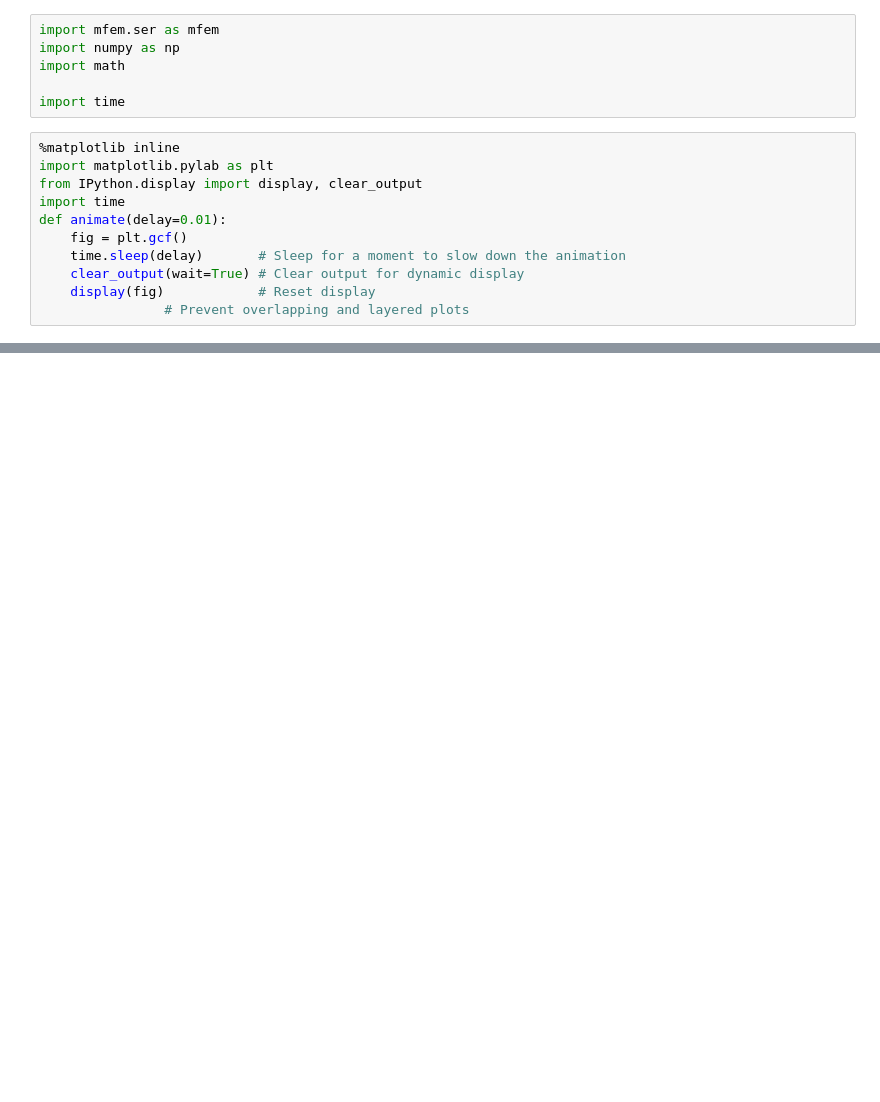
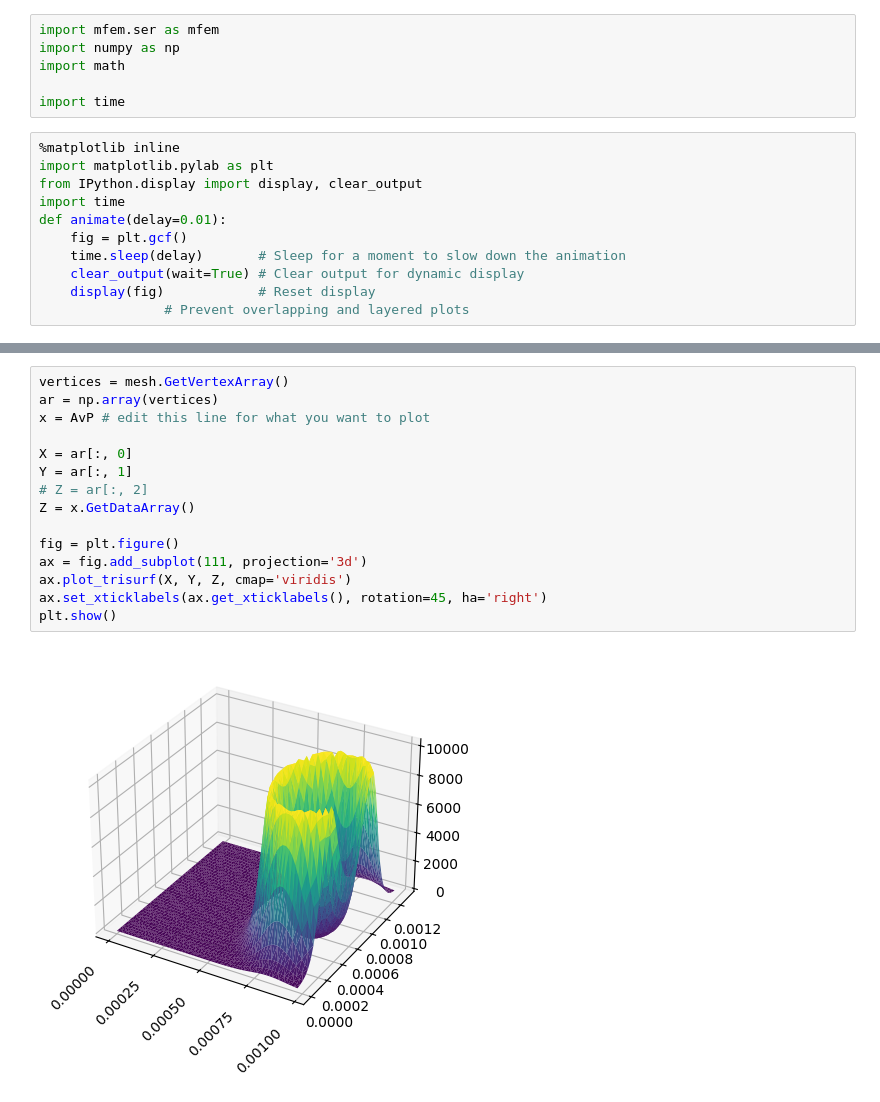
Before and after one commit to HCY-Group/BESFEM, a Jupyter notebook: OOP/ex_CnP_CnE_03_A_3D_Ser.ipynb, the cells around one changed output, grey strips where cells are left out. Drawn from its saved outputs; the diff is of its cells as text; blank space fills up the shorter version.

```diff
--- a/OOP/ex_CnP_CnE_03_A_3D_Ser.ipynb
+++ b/OOP/ex_CnP_CnE_03_A_3D_Ser.ipynb
@@ -303,0 +351,17 @@ Elapsed time: 0.131240 seconds
+# %%
+vertices = mesh.GetVertexArray()
+ar = np.array(vertices)
+x = AvP # edit this line for what you want to plot
+
+X = ar[:, 0]
+Y = ar[:, 1]
+# Z = ar[:, 2]
+Z = x.GetDataArray()
+
+fig = plt.figure()
+ax = fig.add_subplot(111, projection='3d')
+ax.plot_trisurf(X, Y, Z, cmap='viridis')
+ax.set_xticklabels(ax.get_xticklabels(), rotation=45, ha='right')
+plt.show()
+# %% [output]
+[figure, added]
```
Also changed, not shown: parts of 12 cells of this notebook, 16 other files.
